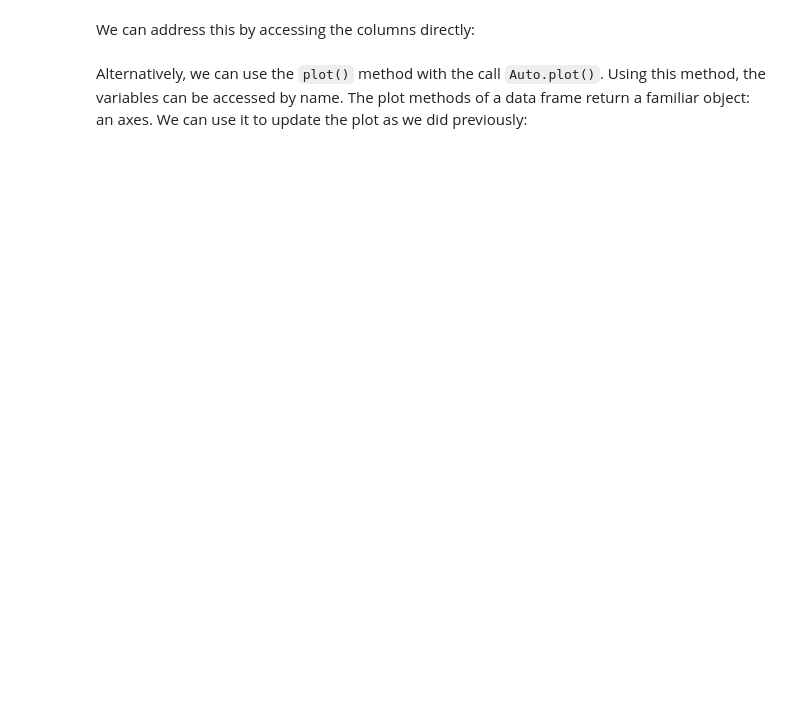
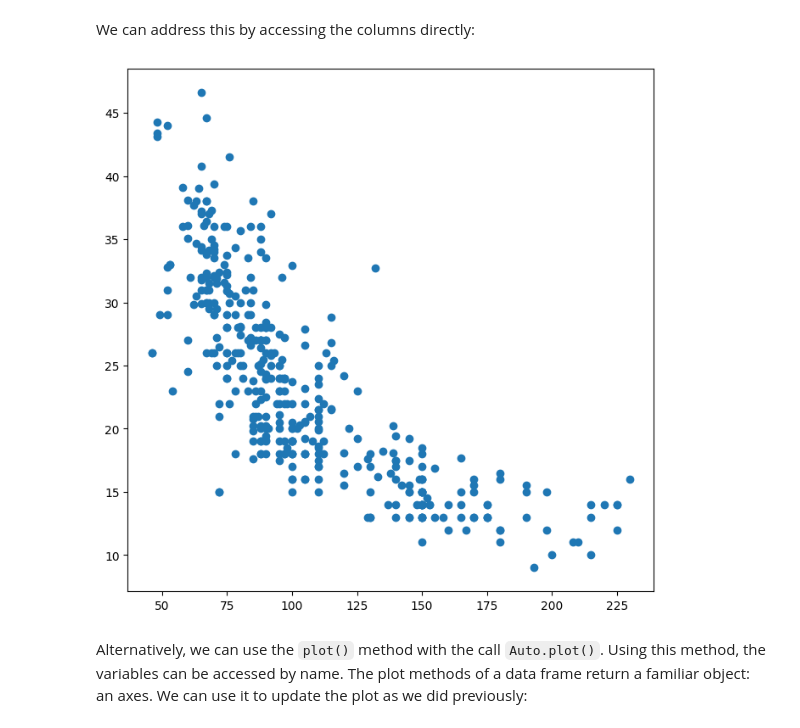
Before and after one commit to EVELYN23172002/ISLP_labs, a Jupyter notebook: Ch02-statlearn-lab.ipynb, the cells around one changed output. Cells and saved outputs as stored; diff of their text form; code cells hidden in the pictures; blank space fills up the shorter version.

```diff
--- a/Ch02-statlearn-lab.ipynb
+++ b/Ch02-statlearn-lab.ipynb
@@ -884,7 +928,7 @@ To fix the problem, we must provide `pd.read_csv()` with an argument called `na_
 Now,  each instance of  `?` in the file is replaced with the
 value `np.nan`, which means *not a number*:
 # %%
-#Auto = pd.read_csv('Auto.data',
-                   #na_values=['?'],
-                   #sep="\\s+")
-#Auto['horsepower'].sum()
+Auto = pd.read_csv('Auto.data',
+                   na_values=['?'],
+                   sep="\\s+")
+Auto['horsepower'].sum()
@@ -899,5 +947,5 @@ various ways to deal with  missing data.
 In this case, since only five of the rows contain missing
 observations,  we choose to use the `Auto.dropna()` method to simply remove these rows.
 # %%
-#Auto_new = Auto.dropna()
-#Auto_new.shape
+Auto_new = Auto.dropna()
+Auto_new.shape
@@ -906,5 +956,5 @@ observations,  we choose to use the `Auto.dropna()` method to simply remove thes
 
 We can use `Auto.columns`  to check the variable names.
 # %%
-#Auto = Auto_new # overwrite the previous value
-#Auto.columns
+Auto = Auto_new # overwrite the previous value
+Auto.columns
@@ -934,5 +1030,5 @@ Since we did not specify an *index* column when we loaded our data frame, the ro
 We can use the
 `set_index()` method to re-name the rows using the contents of `Auto['name']`.
 # %%
-#Auto_re = Auto.set_index('name')
-#Auto_re
+Auto_re = Auto.set_index('name')
+Auto_re
@@ -1124,8 +1354,10 @@ because `Python` does not know to look in the  `Auto`  data set for those variab
 # %% [markdown]
 We can address this by accessing the columns directly:
 # %%
-#fig, ax = subplots(figsize=(8, 8))
-#ax.plot(Auto['horsepower'], Auto['mpg'], 'o');
+fig, ax = subplots(figsize=(8, 8))
+ax.plot(Auto['horsepower'], Auto['mpg'], 'o');
+# %% [output]
+[figure, added]
 # %% [markdown]
 Alternatively, we can use the `plot()` method with the call `Auto.plot()`.
 Using this method,
```
Also changed, not shown: parts of 54 cells of this notebook.
